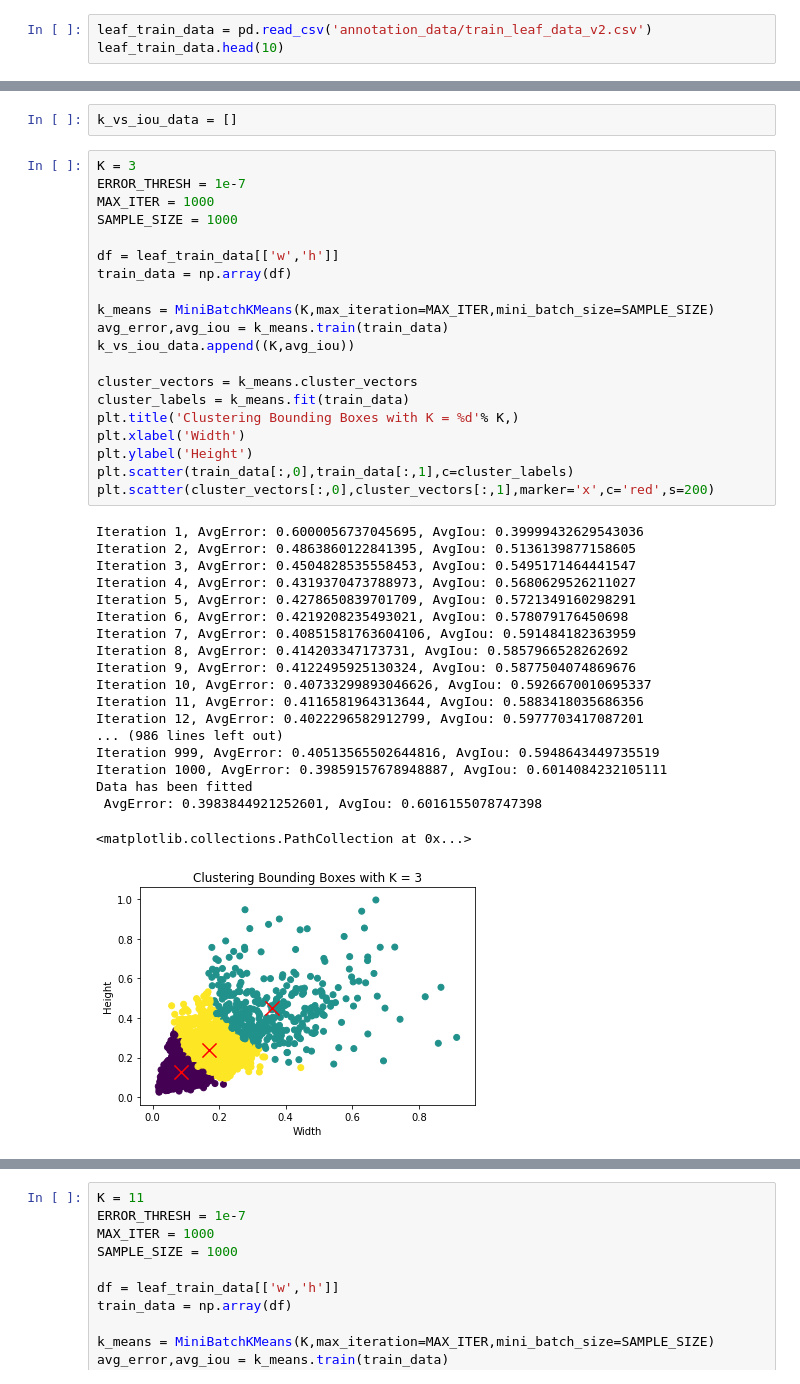
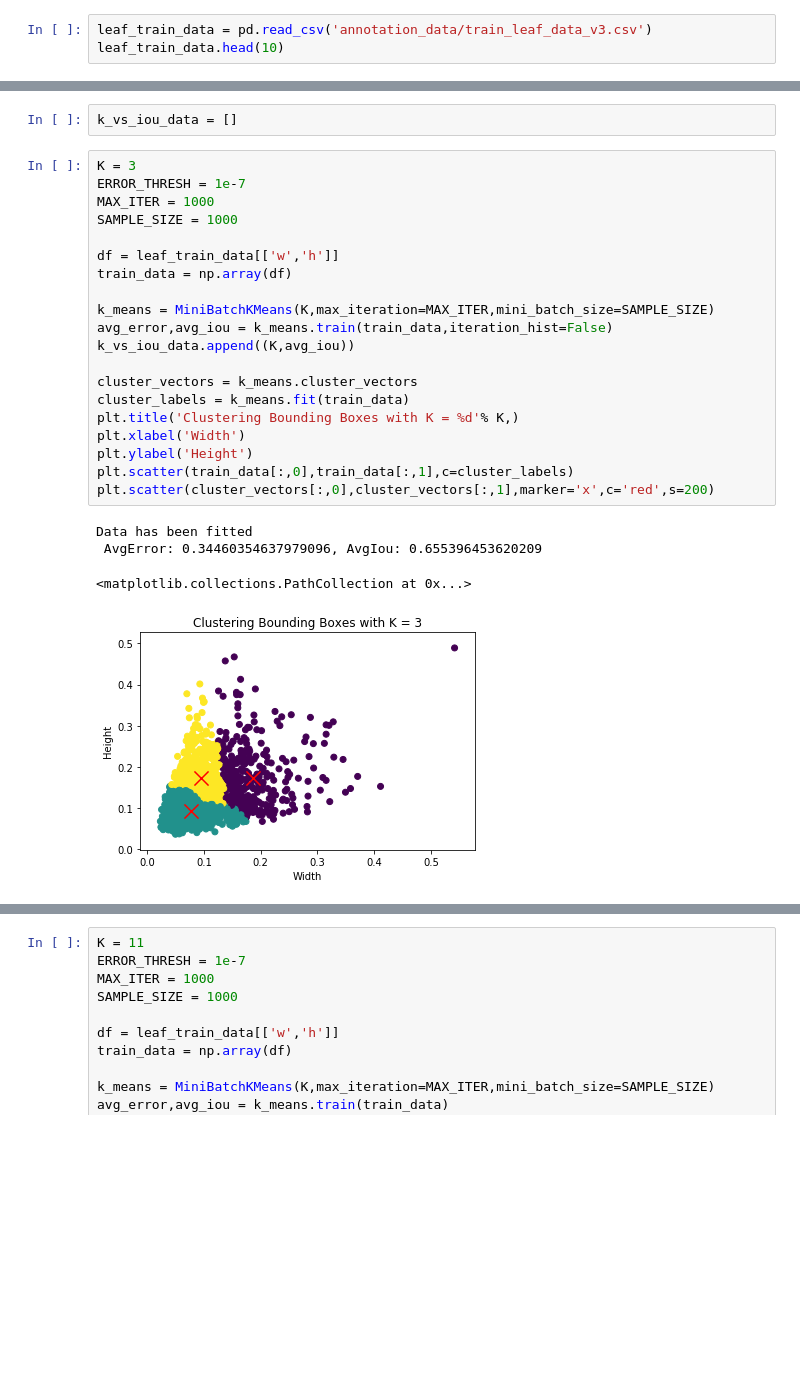
Before and after one commit to siddharthgawas-zz/yolo_v2_iteration2, a Jupyter notebook: k-means-run.ipynb, the cells around one changed output, grey strips where cells are left out. Cells and saved outputs as stored; diff of their text form; blank space fills up the shorter version.

```diff
--- a/k-means-run.ipynb
+++ b/k-means-run.ipynb
@@ -454,7 +309,7 @@ import matplotlib.pyplot as plt
 from k_means import KMeans
 from mini_batch_kmeans import MiniBatchKMeans
 # %%
-leaf_train_data = pd.read_csv('annotation_data/train_leaf_data_v2.csv')
+leaf_train_data = pd.read_csv('annotation_data/train_leaf_data_v3.csv')
 leaf_train_data.head(10)
 # %% [output]
 |  | image_path | label | xmin | ymin | xmax | ymax | xc | yc | w | h |
@@ -473,43 +328,28 @@ k_vs_iou_data = []
 # %%
 K = 3
 ERROR_THRESH = 1e-7
 MAX_ITER = 1000
 SAMPLE_SIZE = 1000
 
 df = leaf_train_data[['w','h']]
 train_data = np.array(df)
 
 k_means = MiniBatchKMeans(K,max_iteration=MAX_ITER,mini_batch_size=SAMPLE_SIZE)
-avg_error,avg_iou = k_means.train(train_data)
+avg_error,avg_iou = k_means.train(train_data,iteration_hist=False)
 k_vs_iou_data.append((K,avg_iou))
 
 cluster_vectors = k_means.cluster_vectors
 cluster_labels = k_means.fit(train_data)
 plt.title('Clustering Bounding Boxes with K = %d'% K,)
 plt.xlabel('Width')
 plt.ylabel('Height')
 plt.scatter(train_data[:,0],train_data[:,1],c=cluster_labels)
 plt.scatter(cluster_vectors[:,0],cluster_vectors[:,1],marker='x',c='red',s=200)
 # %% [output]
-Iteration 1, AvgError: 0.6000056737045695, AvgIou: 0.39999432629543036
-Iteration 2, AvgError: 0.4863860122841395, AvgIou: 0.5136139877158605
-Iteration 3, AvgError: 0.4504828535558453, AvgIou: 0.5495171464441547
-Iteration 4, AvgError: 0.4319370473788973, AvgIou: 0.5680629526211027
-Iteration 5, AvgError: 0.4278650839701709, AvgIou: 0.5721349160298291
-Iteration 6, AvgError: 0.4219208235493021, AvgIou: 0.578079176450698
-Iteration 7, AvgError: 0.40851581763604106, AvgIou: 0.591484182363959
-Iteration 8, AvgError: 0.414203347173731, AvgIou: 0.5857966528262692
-Iteration 9, AvgError: 0.4122495925130324, AvgIou: 0.5877504074869676
-Iteration 10, AvgError: 0.40733299893046626, AvgIou: 0.5926670010695337
-Iteration 11, AvgError: 0.4116581964313644, AvgIou: 0.5883418035686356
-Iteration 12, AvgError: 0.4022296582912799, AvgIou: 0.5977703417087201
-... (986 lines left out)
-Iteration 999, AvgError: 0.40513565502644816, AvgIou: 0.5948643449735519
-Iteration 1000, AvgError: 0.39859157678948887, AvgIou: 0.6014084232105111
 Data has been fitted
- AvgError: 0.3983844921252601, AvgIou: 0.6016155078747398
+ AvgError: 0.34460354637979096, AvgIou: 0.655396453620209
 <matplotlib.collections.PathCollection at 0x...>
-[figure, old version]
+[figure, new version]
 # %%
 K = 5
 ERROR_THRESH = 1e-7
```
Also changed, not shown: parts of 25 cells of this notebook, 8 other files.
